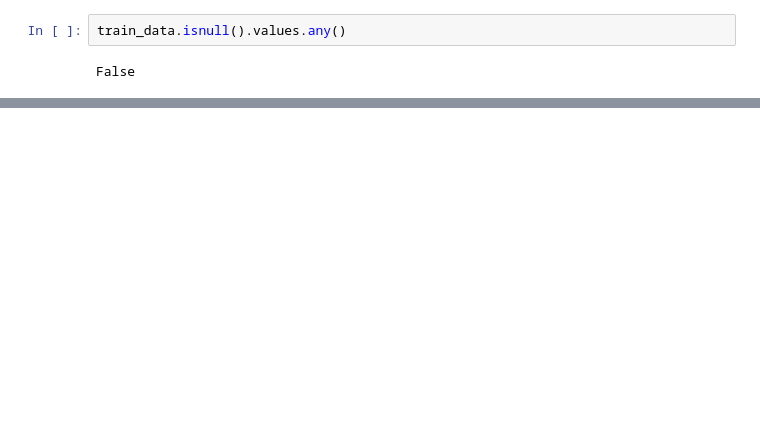
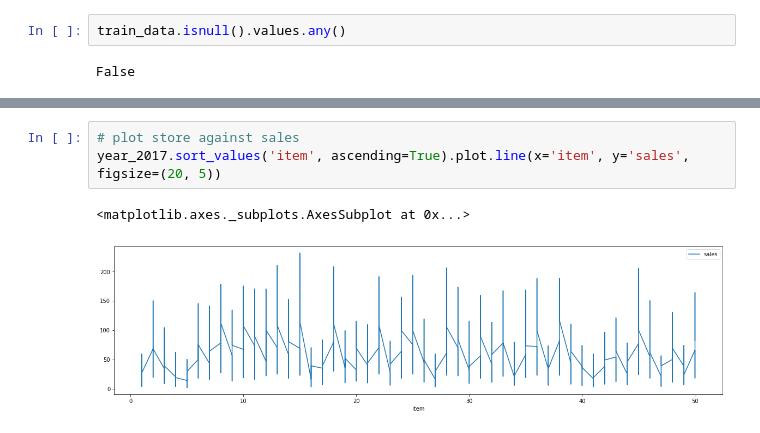
Before and after one commit to jumaighazal/Sales-Forecast, a Jupyter notebook: Untitled1.ipynb, the cells around one changed output, grey strips where cells are left out. Cells and saved outputs as stored; diff of their text form; blank space fills up the shorter version.

```diff
--- a/Untitled1.ipynb
+++ b/Untitled1.ipynb
@@ -621,0 +89,6 @@ Most of the shops have similar sell rate, but 3 of them have a much higher rate,
+# %%
+# plot store against sales
+year_2017.sort_values('item', ascending=True).plot.line(x='item', y='sales', figsize=(20, 5))
+# %% [output]
+<matplotlib.axes._subplots.AxesSubplot at 0x...>
+[figure, added]
```
Also changed, not shown: parts of 123 cells of this notebook.
